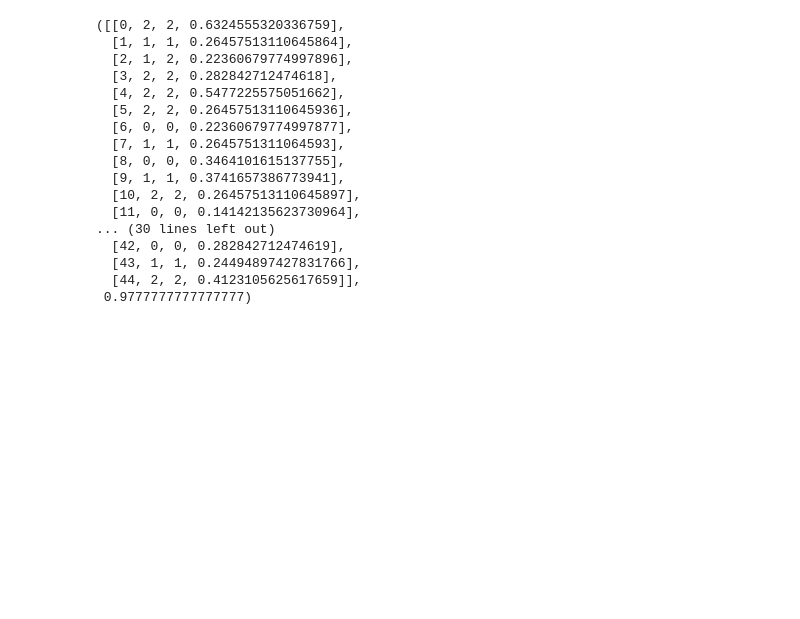
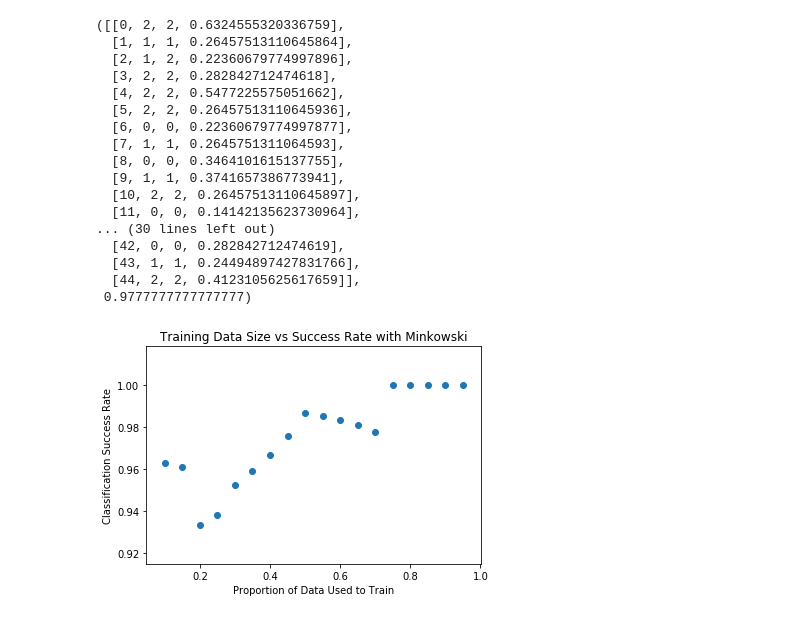
Before and after one commit to einstein9998/Internship, a Jupyter notebook: Iris.ipynb, the cells around one changed output. Cells and saved outputs as stored; diff of their text form; code cells hidden in the pictures; blank space fills up the shorter version.

```diff
--- a/Iris.ipynb
+++ b/Iris.ipynb
@@ -259,3 +261,25 @@ Success Rate: 97.77777777777777%
   [43, 1, 1, 0.24494897427831766],
   [44, 2, 2, 0.4123105625617659]],
  0.9777777777777777)
+# %%
+#Let's try varying how much of the data is used for training
+
+x = []
+y = []
+for split in np.arange(0.1, 1.0, 0.05):
+    _, success = nearestNeighborsTest(iris.data, iris.target, split)
+    x.append(split)
+    y.append(success)
+
+plt.figure(2)
+plt.xlabel("Proportion of Data Used to Train")
+plt.ylabel("Classification Success Rate")
+plt.title("Training Data Size vs Success Rate with Minkowski")
+plt.scatter(x, y)
+# plt.text(0.15, 0.925, "Spicy Data Point", fontsize=7)
+# plt.text(0.18, 0.945, "Slightly Helpful Data Point", fontsize=7)
+# plt.text(0.53, 0.988, "Evil Data Points", fontsize=7)
+# plt.text(0.65, 1.005, "Savior Data Point", fontsize=7)
+plt.show()
+# %% [output]
+[figure, added]
```
Also changed, not shown: parts of 23 cells of this notebook.
